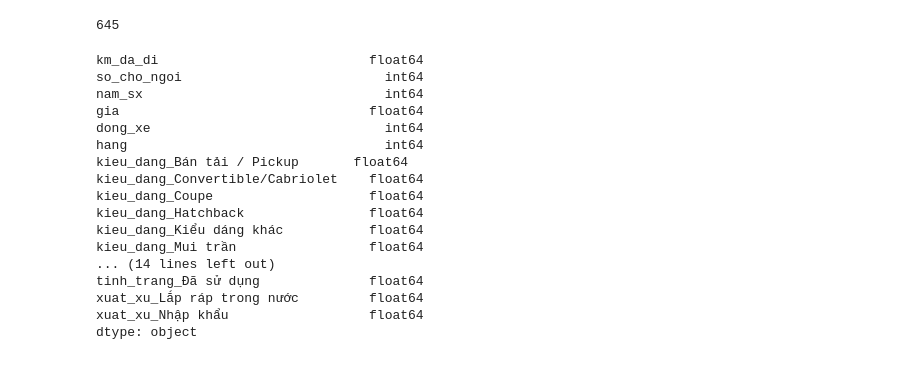
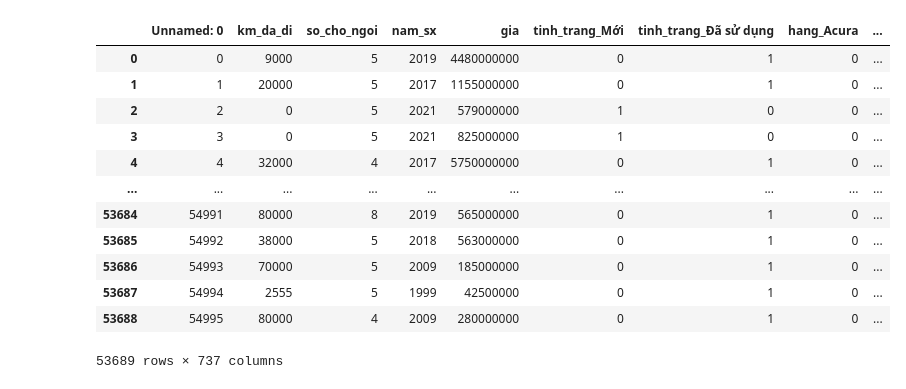
Before and after one commit to ghuioio/KHDL_IT4930, a Jupyter notebook: model/predict_car_prices_use_knn.ipynb, the cells around one changed output. Cells and saved outputs as stored; diff of their text form; code cells hidden in the pictures.

```diff
--- a/model/predict_car_prices_use_knn.ipynb
+++ b/model/predict_car_prices_use_knn.ipynb
@@ -110,4 +54,0 @@ data = pd.concat([data, ohe_df], axis=1).drop(['xuat_xu'], axis=1)
-# %%
-data.dong_xe.unique().size
-# %% [output]
-645
@@ -122,26 +54,0 @@ data['hang'] = hang_enc.transform(data['hang'])
-# %%
-to_numeric_cols = [ 'nam_sx', 'so_cho_ngoi']
-data[to_numeric_cols] = data[to_numeric_cols].astype(int)
-
-to_numeric_cols = ['km_da_di', 'gia']
-data[to_numeric_cols] = data[to_numeric_cols].astype(float)
-
-data.dtypes
-# %% [output]
-km_da_di                           float64
-so_cho_ngoi                          int64
-nam_sx                               int64
-gia                                float64
-dong_xe                              int64
-hang                                 int64
-kieu_dang_Bán tải / Pickup       float64
-kieu_dang_Convertible/Cabriolet    float64
-kieu_dang_Coupe                    float64
-kieu_dang_Hatchback                float64
-kieu_dang_Kiểu dáng khác           float64
-kieu_dang_Mui trần                 float64
-... (14 lines left out)
-tinh_trang_Đã sử dụng              float64
-xuat_xu_Lắp ráp trong nước         float64
-xuat_xu_Nhập khẩu                  float64
-dtype: object
@@ -148,5 +57,19 @@ dtype: object
 # %%
-data.head()
+data
+# %% [output]
+|  | Unnamed: 0 | km_da_di | so_cho_ngoi | nam_sx | gia | tinh_trang_Mới | tinh_trang_Đã sử dụng | hang_Acura | ... |
+| 0 | 0 | 9000 | 5 | 2019 | 4480000000 | 0 | 1 | 0 | ... |
+| 1 | 1 | 20000 | 5 | 2017 | 1155000000 | 0 | 1 | 0 | ... |
+| 2 | 2 | 0 | 5 | 2021 | 579000000 | 1 | 0 | 0 | ... |
+| 3 | 3 | 0 | 5 | 2021 | 825000000 | 1 | 0 | 0 | ... |
+| 4 | 4 | 32000 | 4 | 2017 | 5750000000 | 0 | 1 | 0 | ... |
+| ... | ... | ... | ... | ... | ... | ... | ... | ... | ... |
+| 53684 | 54991 | 80000 | 8 | 2019 | 565000000 | 0 | 1 | 0 | ... |
+| 53685 | 54992 | 38000 | 5 | 2018 | 563000000 | 0 | 1 | 0 | ... |
+| 53686 | 54993 | 70000 | 5 | 2009 | 185000000 | 0 | 1 | 0 | ... |
+| 53687 | 54994 | 2555 | 5 | 1999 | 42500000 | 0 | 1 | 0 | ... |
+| 53688 | 54995 | 80000 | 4 | 2009 | 280000000 | 0 | 1 | 0 | ... |
+53689 rows × 737 columns
 # %%
 del data['Unnamed: 0']
 # %%
```
Also changed, not shown: parts of 32 cells of this notebook.
